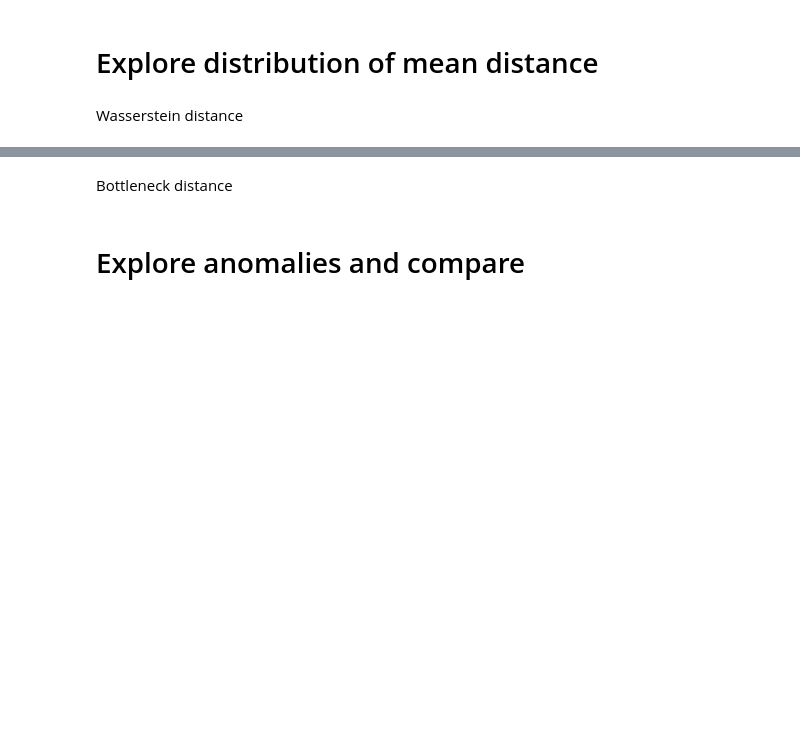
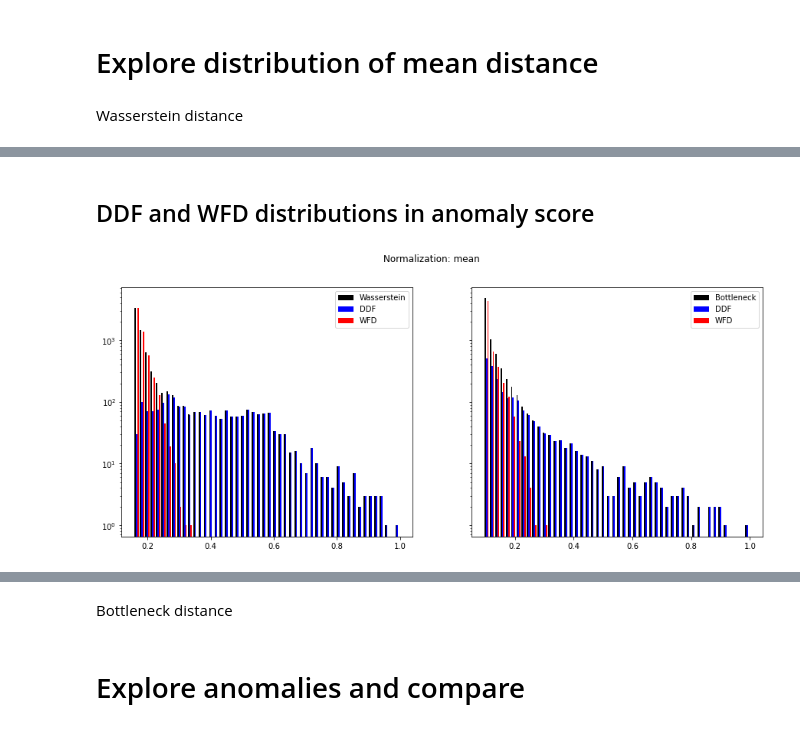
Before and after one commit to cosmic-hi-5/astropology, a Jupyter notebook: anomaly/g_band_plasticc.ipynb, the cells around one changed output, grey strips where cells are left out. Drawn from its saved outputs; the diff is of its cells as text; code cells hidden in the pictures; blank space fills up the shorter version.

```diff
--- a/anomaly/g_band_plasticc.ipynb
+++ b/anomaly/g_band_plasticc.ipynb
@@ -107,0 +109,2 @@ for ax in axs:
+# %% [markdown]
+## DDF and WFD distributions in anomaly score
@@ -108,3 +135,41 @@ for ax in axs:
+# %%
+ddf_w_score, wfd_w_score = survey_scores(
+    score=w_score,
+    ddf_object_ids=ddf_object_ids,
+    idx_id_map=idx_id_w_dist
+)
+ddf_b_score, wfd_b_score = survey_scores(
+    score=b_score,
+    ddf_object_ids=ddf_object_ids,
+    idx_id_map=idx_id_b_dist
+)
+
+fig, axs = plt.subplots(nrows=1, ncols=2, sharey=True, figsize=(15, 6))
+
+max = 1e-0
+
+
+fig.suptitle(f"Normalization: {norm}")
+
+# Wasserstein
+_ = axs[0].hist(
+    [w_score, ddf_w_score, wfd_w_score], bins=50, range=(np.nanmin(w_score), max),
+    label=["Wasserstein", "DDF", "WFD"],
+    color=["black", "blue", "red"]
+)
+
+_ = axs[1].hist(
+    [b_score, ddf_b_score, wfd_b_score], bins=50, range=(np.nanmin(b_score), max),
+    label=["Bottleneck", "DDF", "WFD"],
+    color=["black", "blue", "red"]
+)
+for ax in axs:
+    # ax.set_xscale("log")
+    ax.ticklabel_format(axis="x", style="sci", scilimits=(-4, 0))
+    ax.set_yscale("log")
+    ax.legend()
+# %% [output]
+[figure, added]
 # %%
 fig, axs = plt.subplots(nrows=1, ncols=2, sharey=True, figsize=(15, 6))
 n_bins = 50
```
Also changed, not shown: parts of 9 cells of this notebook, 2 other files.
